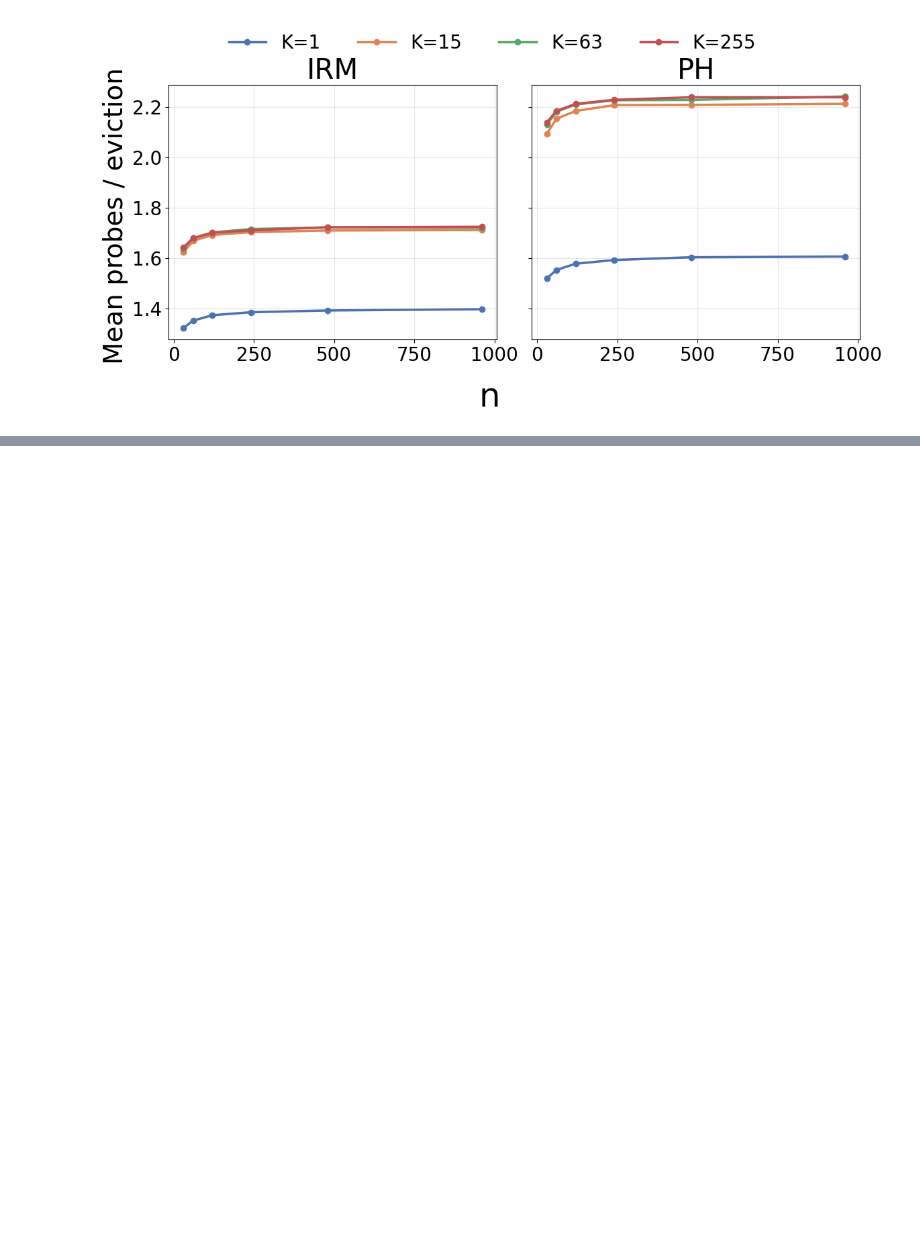
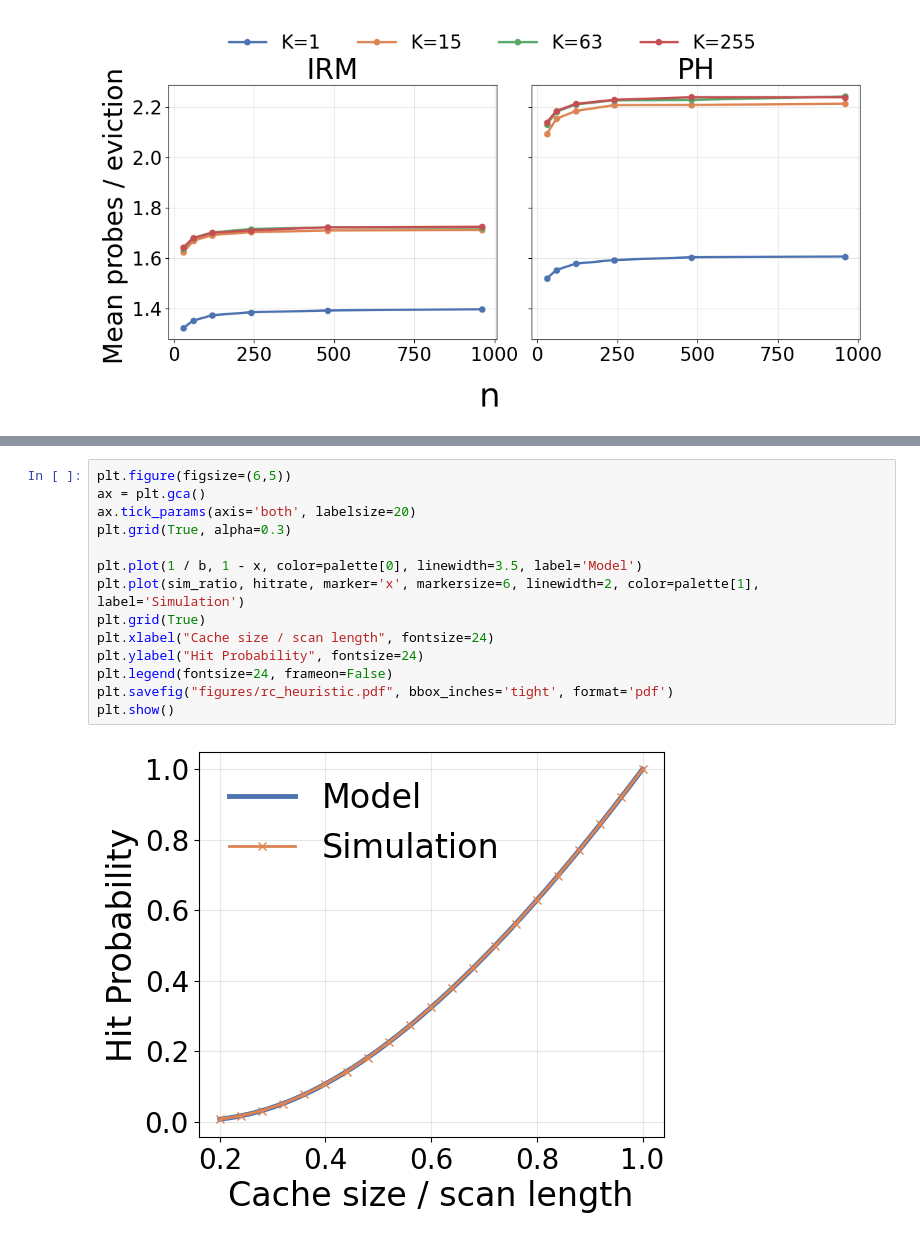
Before and after one commit to Effygal/cache-modeling, a Jupyter notebook: ran-clock-sieve.ipynb, the cells around one changed output, grey strips where cells are left out. Drawn from its saved outputs; the diff is of its cells as text; blank space fills up the shorter version.

```diff
--- a/ran-clock-sieve.ipynb
+++ b/ran-clock-sieve.ipynb
@@ -1742,0 +1832,16 @@ plt.show()
+# %%
+plt.figure(figsize=(6,5))
+ax = plt.gca()
+ax.tick_params(axis='both', labelsize=20)
+plt.grid(True, alpha=0.3)
+
+plt.plot(1 / b, 1 - x, color=palette[0], linewidth=3.5, label='Model')
+plt.plot(sim_ratio, hitrate, marker='x', markersize=6, linewidth=2, color=palette[1], label='Simulation')
+plt.grid(True)
+plt.xlabel("Cache size / scan length", fontsize=24)
+plt.ylabel("Hit Probability", fontsize=24)
+plt.legend(fontsize=24, frameon=False)
+plt.savefig("figures/rc_heuristic.pdf", bbox_inches='tight', format='pdf')
+plt.show()
+# %% [output]
+[figure, added]
```
Also changed, not shown: parts of 2 cells of this notebook.
